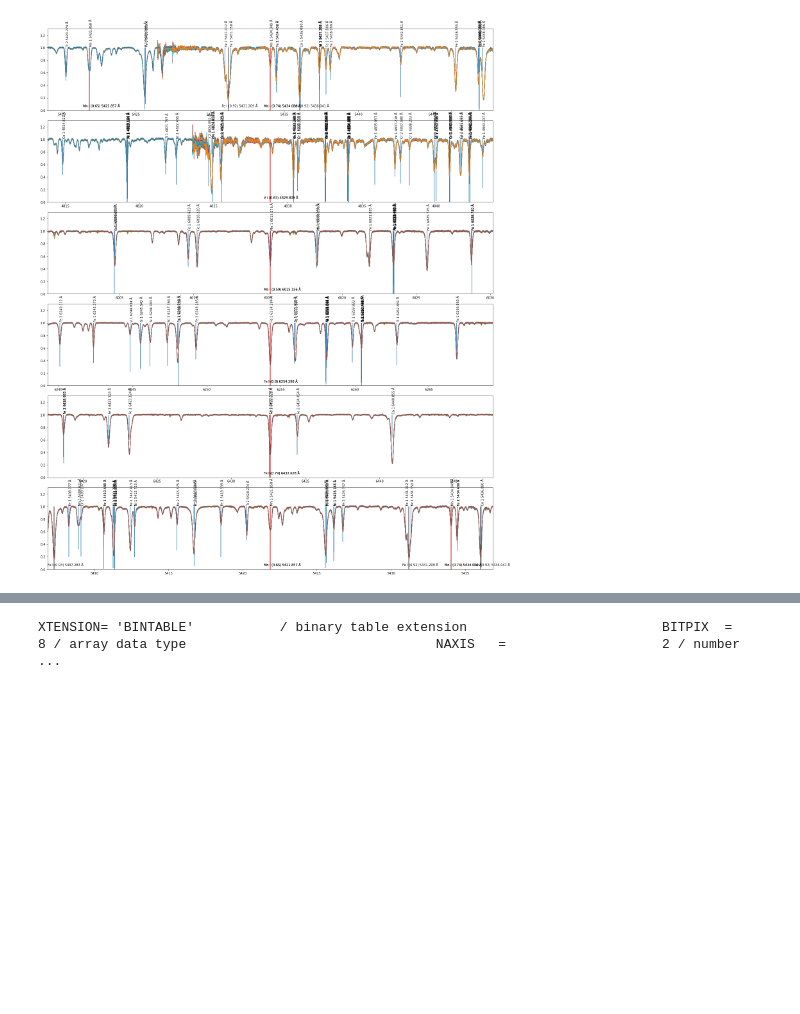
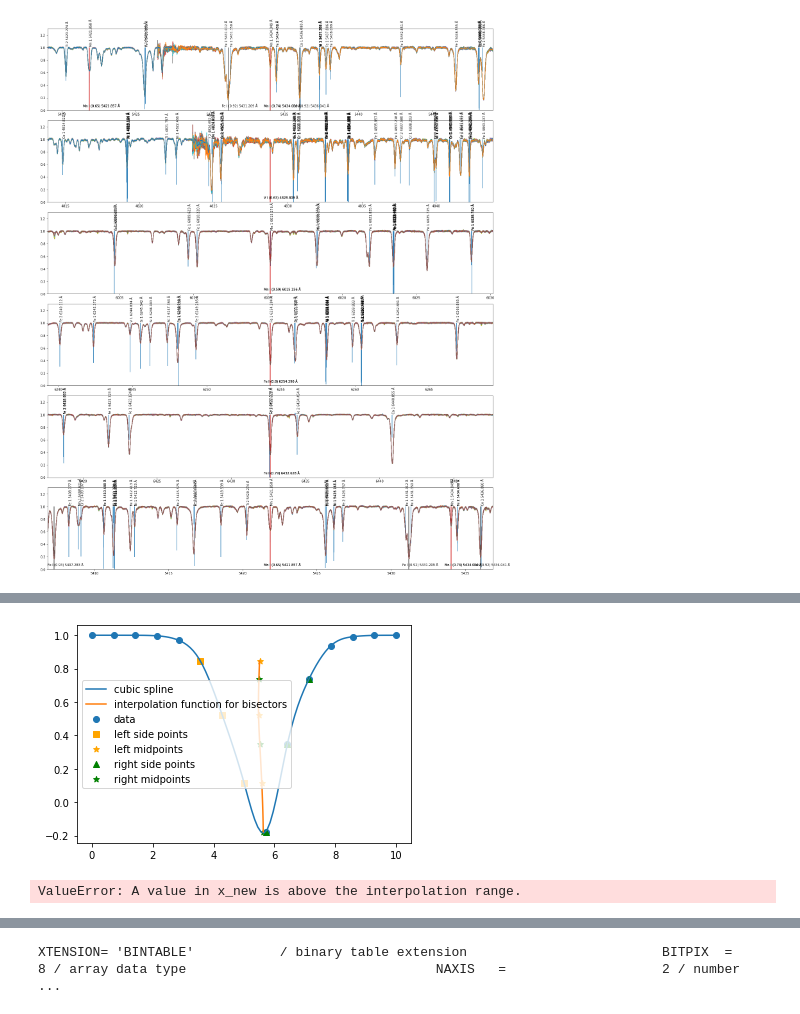
Before and after one commit to donaldnguyen99/line_tests, a Jupyter notebook: line_tests.ipynb, the cells around one changed output, grey strips where cells are left out. Drawn from its saved outputs; the diff is of its cells as text; code cells hidden in the pictures; blank space fills up the shorter version.

Commit message:
Add activity indicators, bisector calc

```diff
--- a/line_tests.ipynb
+++ b/line_tests.ipynb
@@ -188,0 +238,27 @@ plt.show()
+# %%
+%reload_ext autoreload
+
+from bisector import Bisector
+import pandas as pd
+bis = Bisector()
+bis.plot()
+
+wave_range3 = 0.5
+for (active_line_index, active_line), positions, chosen_inactive_line_wavelength in zip(active_lines.iterrows(), chosen_wise_lines_positions.values(), chosen_inactive_lines_wavelength):
+    # Plot active lines
+    active_line_vac = active_line['Wavelength']
+    active_lower_xbound = active_line_vac - wave_range3 / 2
+    active_upper_xbound = active_line_vac + wave_range3 / 2
+
+    for ind_file, order in positions:
+        wave_filter = (wavelengths[ind_file][order] >= active_lower_xbound) & (wavelengths[ind_file][order] <= active_upper_xbound)
+        line_bis_active = Bisector(wavelengths[ind_file][order][wave_filter], obs[ind_file][order][wave_filter] / obs[0][order][wave_filter])
+        line_bis_active.plot()
+
+activity_34411 = pd.read_csv('activity/34411_activity.csv')
+#print(activity_34411)
+# notes:
+# 1. Write questions to ask Dr. Brewer
+# %% [output]
+[figure, added]
+ValueError: A value in x_new is above the interpolation range.
```
Also changed, not shown: parts of 4 cells of this notebook, 2 other files.
